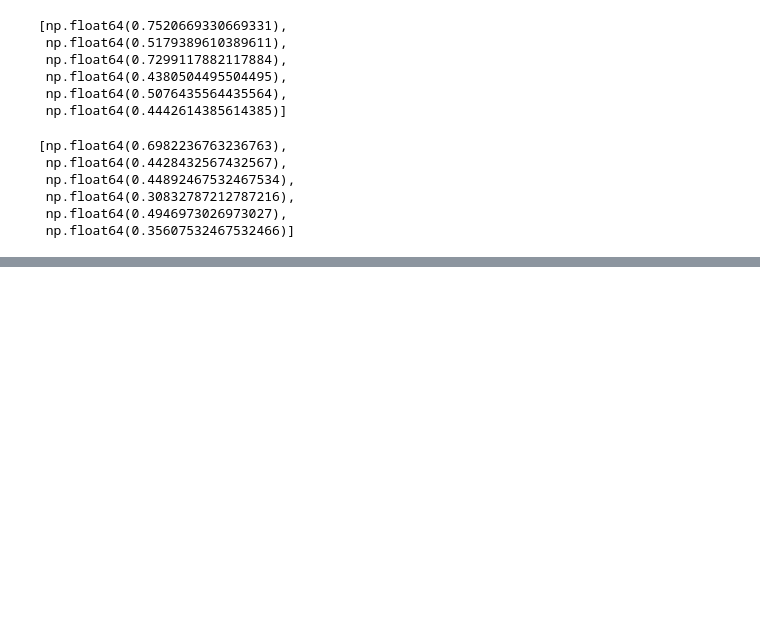
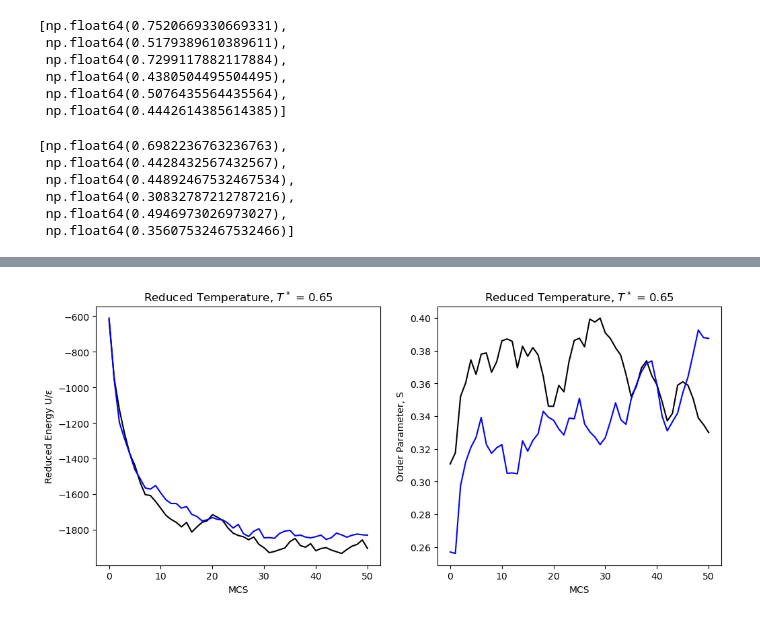
Before and after one commit to summerz04/LebwohlLasher, a Jupyter notebook: LebwohlLasher_Plotting.ipynb, the cells around one changed output, grey strips where cells are left out. Cells and saved outputs as stored; diff of their text form; code cells hidden in the pictures; blank space fills up the shorter version.

```diff
--- a/LebwohlLasher_Plotting.ipynb
+++ b/LebwohlLasher_Plotting.ipynb
@@ -315,0 +371,24 @@ scaling_size = [10, 25, 50, 75, 100, 200, 300, 400, 500]
+# %%
+cython = np.loadtxt("timings\scalings\c_omp_25.txt")
+cython_omp = np.loadtxt('cython\LL-Output-Tue-24-Feb-2026-at-12-04-10AM.txt')
+
+
+
+fig, ax = plt.subplots(1,2, figsize=(12,5))
+ax[0].plot(cython[:,0], cython[:,2], color='black')
+ax[0].plot(cython_omp[:,0], cython_omp[:,2], color='blue')
+
+
+ax[0].set_xlabel('MCS')
+ax[0].set_ylabel('Reduced Energy U/ε')
+ax[0].set_title('Reduced Temperature, $T^*$ = 0.65')
+
+ax[1].plot(cython[:,0], cython[:,3], color='black')
+ax[1].plot(cython_omp[:,0], cython_omp[:,3], color='blue')
+
+ax[1].set_xlabel('MCS')
+ax[1].set_ylabel('Order Parameter, S')
+ax[1].set_title('Reduced Temperature, $T^*$ = 0.65')
+plt.show()
+# %% [output]
+[figure, added]
```
Also changed, not shown: parts of 7 cells of this notebook.
